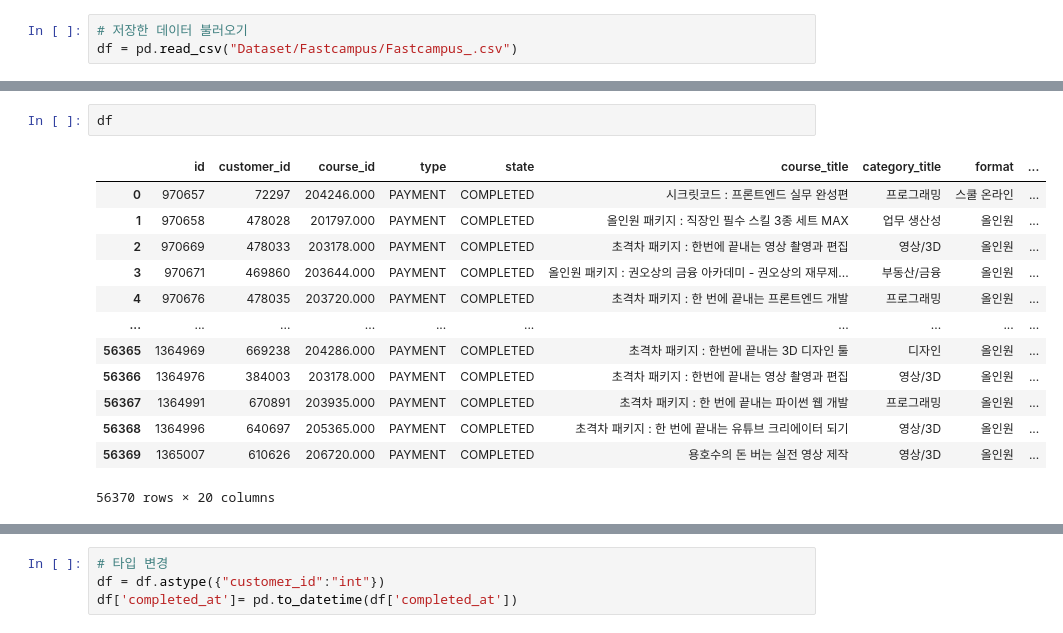
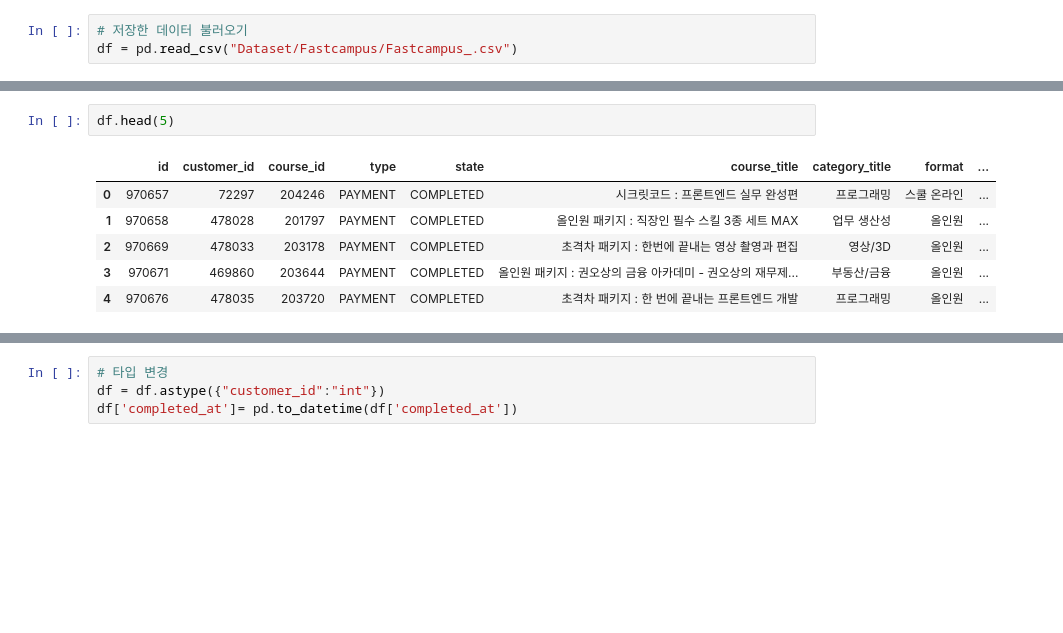
Before and after one commit to easydong02/Year-Dream, a Jupyter notebook: EDA/project_fastcampus.ipynb, the cells around one changed output, grey strips where cells are left out. Saved outputs shown, nothing was run; the diff lists cells and outputs as text; blank space fills up the shorter version.

```diff
--- a/EDA/project_fastcampus.ipynb
+++ b/EDA/project_fastcampus.ipynb
@@ -79,16 +85,9 @@ memory usage: 8.7+ MB
 # %%
-df
+df.head(5)
 # %% [output]
 |  | id | customer_id | course_id | type | state | course_title | category_title | format | ... |
-| 0 | 970657 | 72297 | 204246.000 | PAYMENT | COMPLETED | 시크릿코드 : 프론트엔드 실무 완성편 | 프로그래밍 | 스쿨 온라인 | ... |
-| 1 | 970658 | 478028 | 201797.000 | PAYMENT | COMPLETED | 올인원 패키지 : 직장인 필수 스킬 3종 세트 MAX | 업무 생산성 | 올인원 | ... |
-| 2 | 970669 | 478033 | 203178.000 | PAYMENT | COMPLETED | 초격차 패키지 : 한번에 끝내는 영상 촬영과 편집 | 영상/3D | 올인원 | ... |
-| 3 | 970671 | 469860 | 203644.000 | PAYMENT | COMPLETED | 올인원 패키지 : 권오상의 금융 아카데미 - 권오상의 재무제... | 부동산/금융 | 올인원 | ... |
-| 4 | 970676 | 478035 | 203720.000 | PAYMENT | COMPLETED | 초격차 패키지 : 한 번에 끝내는 프론트엔드 개발 | 프로그래밍 | 올인원 | ... |
-| ... | ... | ... | ... | ... | ... | ... | ... | ... | ... |
-| 56365 | 1364969 | 669238 | 204286.000 | PAYMENT | COMPLETED | 초격차 패키지 : 한번에 끝내는 3D 디자인 툴 | 디자인 | 올인원 | ... |
-| 56366 | 1364976 | 384003 | 203178.000 | PAYMENT | COMPLETED | 초격차 패키지 : 한번에 끝내는 영상 촬영과 편집 | 영상/3D | 올인원 | ... |
-| 56367 | 1364991 | 670891 | 203935.000 | PAYMENT | COMPLETED | 초격차 패키지 : 한 번에 끝내는 파이썬 웹 개발 | 프로그래밍 | 올인원 | ... |
-| 56368 | 1364996 | 640697 | 205365.000 | PAYMENT | COMPLETED | 초격차 패키지 : 한 번에 끝내는 유튜브 크리에이터 되기 | 영상/3D | 올인원 | ... |
-| 56369 | 1365007 | 610626 | 206720.000 | PAYMENT | COMPLETED | 용호수의 돈 버는 실전 영상 제작 | 영상/3D | 올인원 | ... |
+| 0 | 970657 | 72297 | 204246 | PAYMENT | COMPLETED | 시크릿코드 : 프론트엔드 실무 완성편 | 프로그래밍 | 스쿨 온라인 | ... |
+| 1 | 970658 | 478028 | 201797 | PAYMENT | COMPLETED | 올인원 패키지 : 직장인 필수 스킬 3종 세트 MAX | 업무 생산성 | 올인원 | ... |
+| 2 | 970669 | 478033 | 203178 | PAYMENT | COMPLETED | 초격차 패키지 : 한번에 끝내는 영상 촬영과 편집 | 영상/3D | 올인원 | ... |
+| 3 | 970671 | 469860 | 203644 | PAYMENT | COMPLETED | 올인원 패키지 : 권오상의 금융 아카데미 - 권오상의 재무제... | 부동산/금융 | 올인원 | ... |
+| 4 | 970676 | 478035 | 203720 | PAYMENT | COMPLETED | 초격차 패키지 : 한 번에 끝내는 프론트엔드 개발 | 프로그래밍 | 올인원 | ... |
-56370 rows × 20 columns
```
Also changed, not shown: parts of 56 cells of this notebook.
